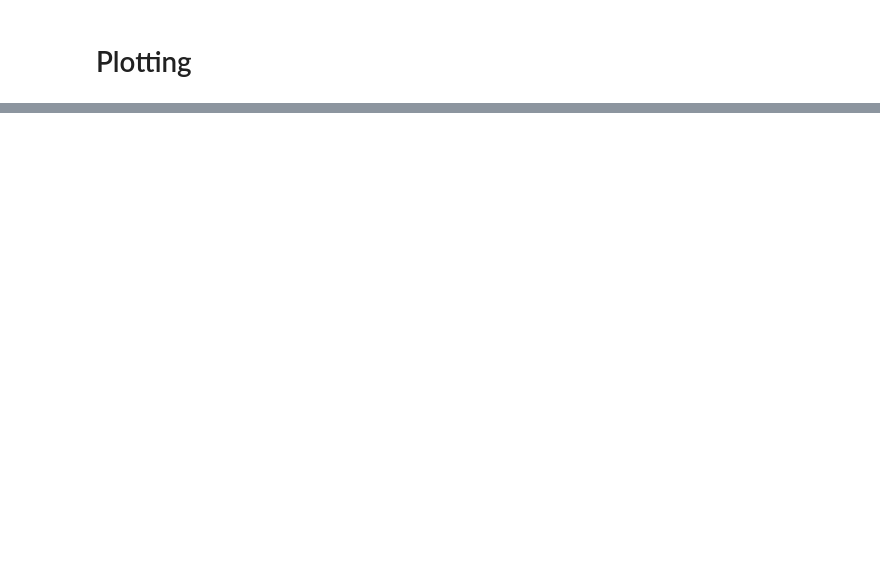
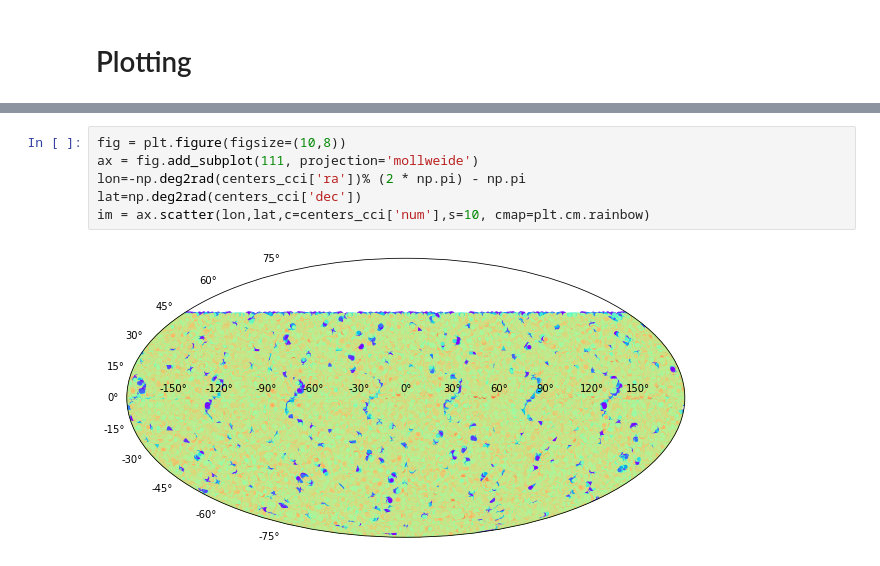
Before and after one commit to idies/jhu-lsst, a Jupyter notebook: test_queries/aris/4UC/Querying HTM IDs.ipynb, the cells around one changed output, grey strips where cells are left out. Drawn from its saved outputs; the diff is of its cells as text; blank space fills up the shorter version.

```diff
--- a/test_queries/aris/4UC/Querying HTM IDs.ipynb
+++ b/test_queries/aris/4UC/Querying HTM IDs.ipynb
@@ -150,0 +184,8 @@ ghtm5_proj.plot(ax=ax,column='num', cmap='rainbow');
+# %%
+fig = plt.figure(figsize=(10,8))
+ax = fig.add_subplot(111, projection='mollweide')
+lon=-np.deg2rad(centers_cci['ra'])% (2 * np.pi) - np.pi
+lat=np.deg2rad(centers_cci['dec'])
+im = ax.scatter(lon,lat,c=centers_cci['num'],s=10, cmap=plt.cm.rainbow)
+# %% [output]
+[figure, added]
```
Also changed, not shown: parts of 23 cells of this notebook, 1 other file.
